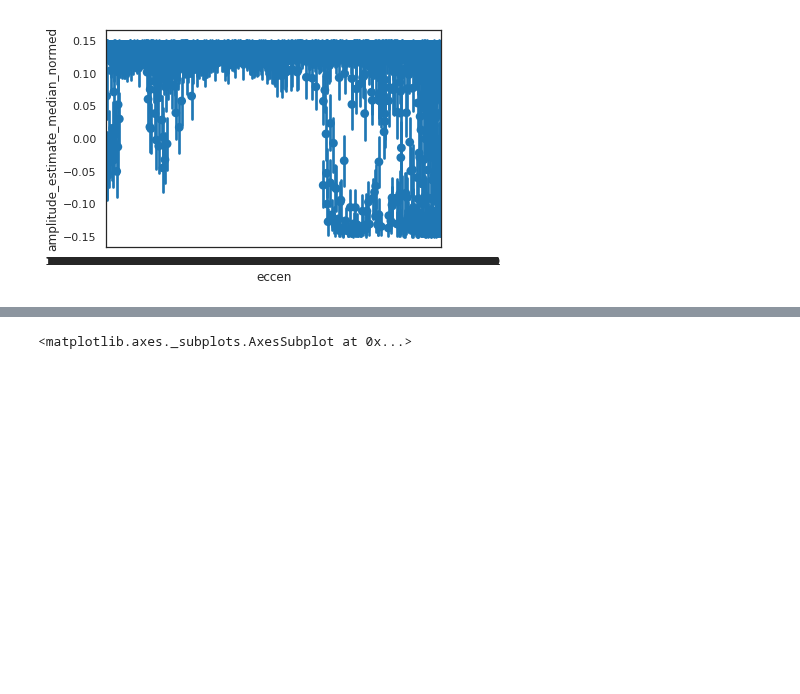
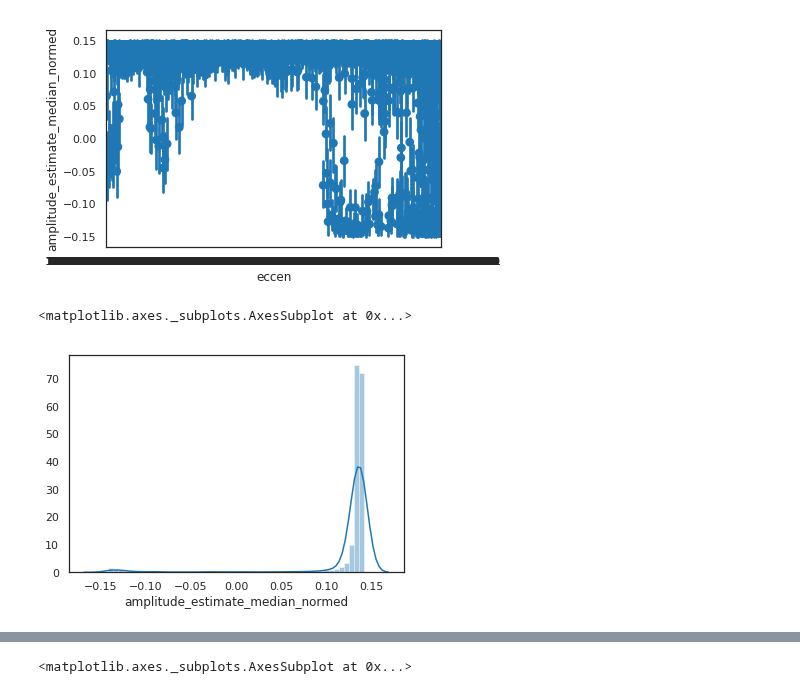
Before and after one commit to billbrod/spatial-frequency-preferences, a Jupyter notebook: notebooks/05-Model.ipynb, the cells around one changed output, grey strips where cells are left out. Drawn from its saved outputs; the diff is of its cells as text; code cells hidden in the pictures; blank space fills up the shorter version.

```diff
--- a/notebooks/05-Model.ipynb
+++ b/notebooks/05-Model.ipynb
@@ -480,3 +332,8 @@ sns.pointplot('eccen', 'amplitude_estimate_median_normed', data=df, join=False)
 # %% [output]
 <matplotlib.axes._subplots.AxesSubplot at 0x...>
 [figure]
+# %%
+sns.distplot(df.groupby('voxel').amplitude_estimate_median_normed.mean())
+# %% [output]
+<matplotlib.axes._subplots.AxesSubplot at 0x...>
+[figure, added]
```
Also changed, not shown: parts of 14 cells of this notebook, 2 other files.
